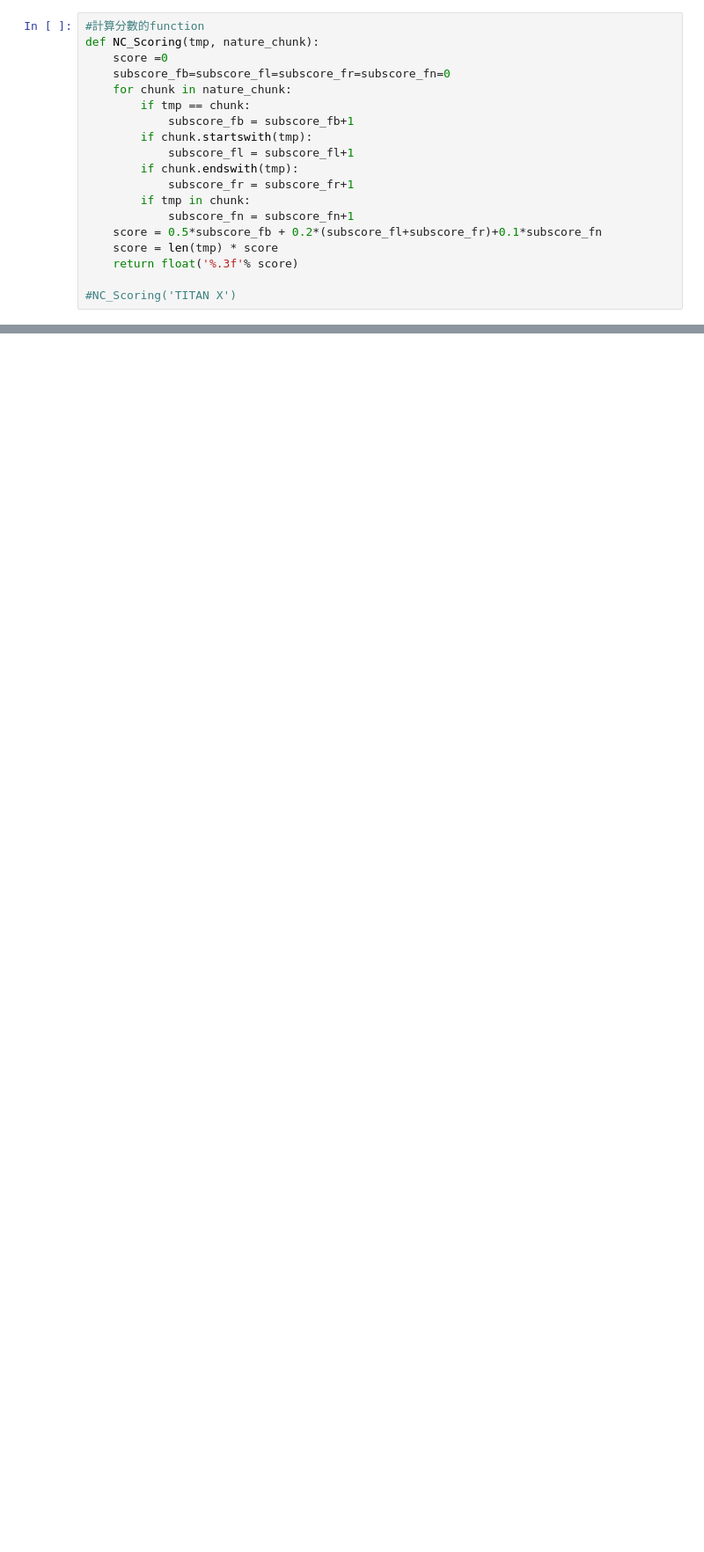
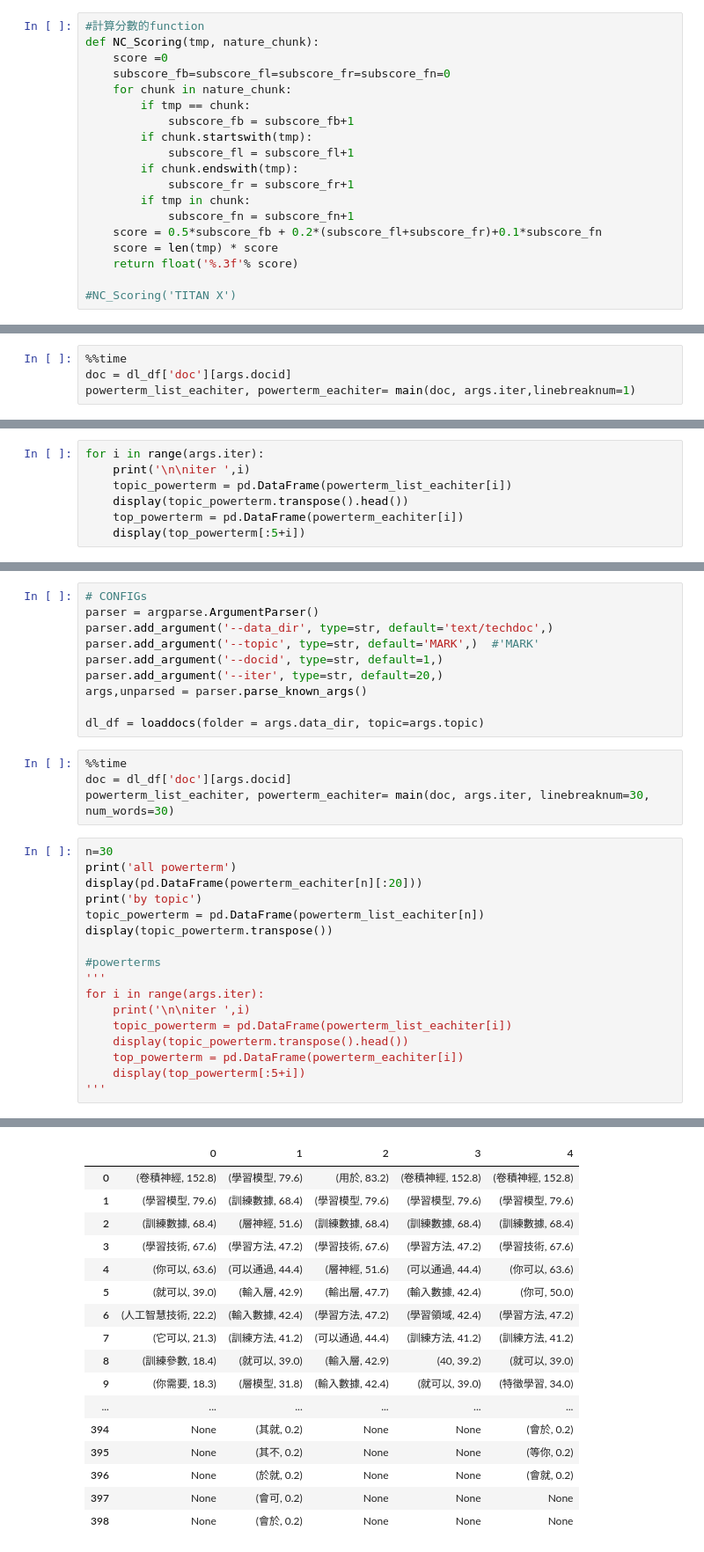
Before and after one commit to Backlu/textmining, a Jupyter notebook: unsupervised_text_feature_extraction.ipynb, the cells around one changed output, grey strips where cells are left out. Shown at 88% size. Saved outputs shown, nothing was run; the diff lists cells and outputs as text; blank space fills up the shorter version.

```diff
--- a/unsupervised_text_feature_extraction.ipynb
+++ b/unsupervised_text_feature_extraction.ipynb
@@ -159,0 +338,4 @@ powerterm
+# %%
+%%time
+doc = dl_df['doc'][args.docid]
+powerterm_list_eachiter, powerterm_eachiter= main(doc, args.iter,linebreaknum=1)
@@ -159,0 +347,7 @@ powerterm
+# %%
+for i in range(args.iter):
+    print('\n\niter ',i)
+    topic_powerterm = pd.DataFrame(powerterm_list_eachiter[i])
+    display(topic_powerterm.transpose().head())
+    top_powerterm = pd.DataFrame(powerterm_eachiter[i])
+    display(top_powerterm[:5+i])
@@ -159,0 +417,32 @@ powerterm
+# %%
+# CONFIGs
+parser = argparse.ArgumentParser()
+parser.add_argument('--data_dir', type=str, default='text/techdoc',)
+parser.add_argument('--topic', type=str, default='MARK',)  #'MARK'
+parser.add_argument('--docid', type=str, default=1,)
+parser.add_argument('--iter', type=str, default=20,)
+args,unparsed = parser.parse_known_args()
+
+dl_df = loaddocs(folder = args.data_dir, topic=args.topic)
+# %%
+%%time
+doc = dl_df['doc'][args.docid]
+powerterm_list_eachiter, powerterm_eachiter= main(doc, args.iter, linebreaknum=30, num_words=30)
+# %%
+n=30
+print('all powerterm')
+display(pd.DataFrame(powerterm_eachiter[n][:20]))
+print('by topic')
+topic_powerterm = pd.DataFrame(powerterm_list_eachiter[n])
+display(topic_powerterm.transpose())
+
+#powerterms
+'''
+for i in range(args.iter):
+    print('\n\niter ',i)
+    topic_powerterm = pd.DataFrame(powerterm_list_eachiter[i])
+    display(topic_powerterm.transpose().head())
+    top_powerterm = pd.DataFrame(powerterm_eachiter[i])
+    display(top_powerterm[:5+i])
+'''
+# %% [output]
@@ -159,0 +468,17 @@ powerterm
+|  | 0 | 1 | 2 | 3 | 4 |
+| 0 | (卷積神經, 152.8) | (學習模型, 79.6) | (用於, 83.2) | (卷積神經, 152.8) | (卷積神經, 152.8) |
+| 1 | (學習模型, 79.6) | (訓練數據, 68.4) | (學習模型, 79.6) | (學習模型, 79.6) | (學習模型, 79.6) |
+| 2 | (訓練數據, 68.4) | (層神經, 51.6) | (訓練數據, 68.4) | (訓練數據, 68.4) | (訓練數據, 68.4) |
+| 3 | (學習技術, 67.6) | (學習方法, 47.2) | (學習技術, 67.6) | (學習方法, 47.2) | (學習技術, 67.6) |
+| 4 | (你可以, 63.6) | (可以通過, 44.4) | (層神經, 51.6) | (可以通過, 44.4) | (你可以, 63.6) |
+| 5 | (就可以, 39.0) | (輸入層, 42.9) | (輸出層, 47.7) | (輸入數據, 42.4) | (你可, 50.0) |
+| 6 | (人工智慧技術, 22.2) | (輸入數據, 42.4) | (學習方法, 47.2) | (學習領域, 42.4) | (學習方法, 47.2) |
+| 7 | (它可以, 21.3) | (訓練方法, 41.2) | (可以通過, 44.4) | (訓練方法, 41.2) | (訓練方法, 41.2) |
+| 8 | (訓練參數, 18.4) | (就可以, 39.0) | (輸入層, 42.9) | (40, 39.2) | (就可以, 39.0) |
+| 9 | (你需要, 18.3) | (層模型, 31.8) | (輸入數據, 42.4) | (就可以, 39.0) | (特徵學習, 34.0) |
+| ... | ... | ... | ... | ... | ... |
+| 394 | None | (其就, 0.2) | None | None | (會於, 0.2) |
+| 395 | None | (其不, 0.2) | None | None | (等你, 0.2) |
+| 396 | None | (於就, 0.2) | None | None | (會就, 0.2) |
+| 397 | None | (會可, 0.2) | None | None | None |
+| 398 | None | (會於, 0.2) | None | None | None |
```
Also changed, not shown: parts of 24 cells of this notebook, 3 other files.
